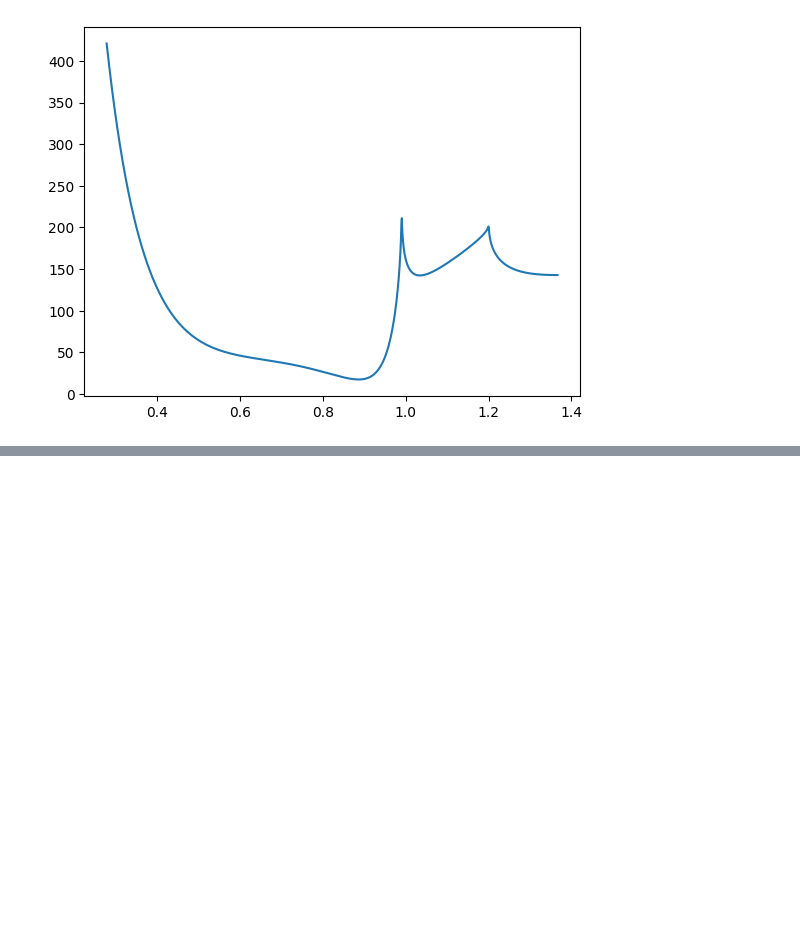
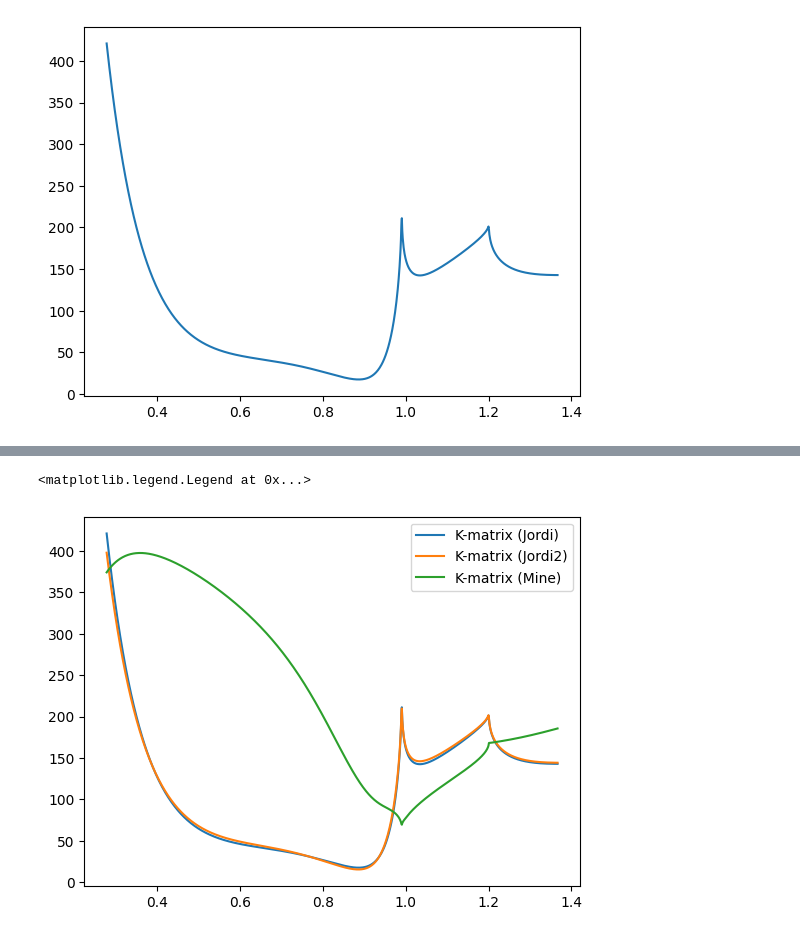
Before and after one commit to cpviolation/tfa_examples, a Jupyter notebook: notebooks/study_lineshapes.ipynb, the cells around one changed output, grey strips where cells are left out. Drawn from its saved outputs; the diff is of its cells as text; code cells hidden in the pictures; blank space fills up the shorter version.

```diff
--- a/notebooks/study_lineshapes.ipynb
+++ b/notebooks/study_lineshapes.ipynb
@@ -1519,0 +1649,11 @@ array([[0., 0., 0., 0., 0.],
+# %%
+km_jordi_np2_vals = [Kmatrix_jordi_np2(v, g_poles_np, m_poles_np, b_poles_np, fprod1_np, fij_np, K_matrix_sprod_np, masses_poles) for v in xplsq]
+km_jordi_np2_dens = np.power(np.abs(km_jordi_np2_vals),2)
+# %%
+plt.plot(xplsq, km_jordi_np_dens, label='K-matrix (Jordi)')
+plt.plot(xplsq, km_jordi_np2_dens, label='K-matrix (Jordi2)')
+plt.plot(xplsq, atfd.density(km[:, 0]), label='K-matrix (Mine)')
+plt.legend()
+# %% [output]
+<matplotlib.legend.Legend at 0x...>
+[figure, added]
```
Also changed, not shown: parts of 70 cells of this notebook.
